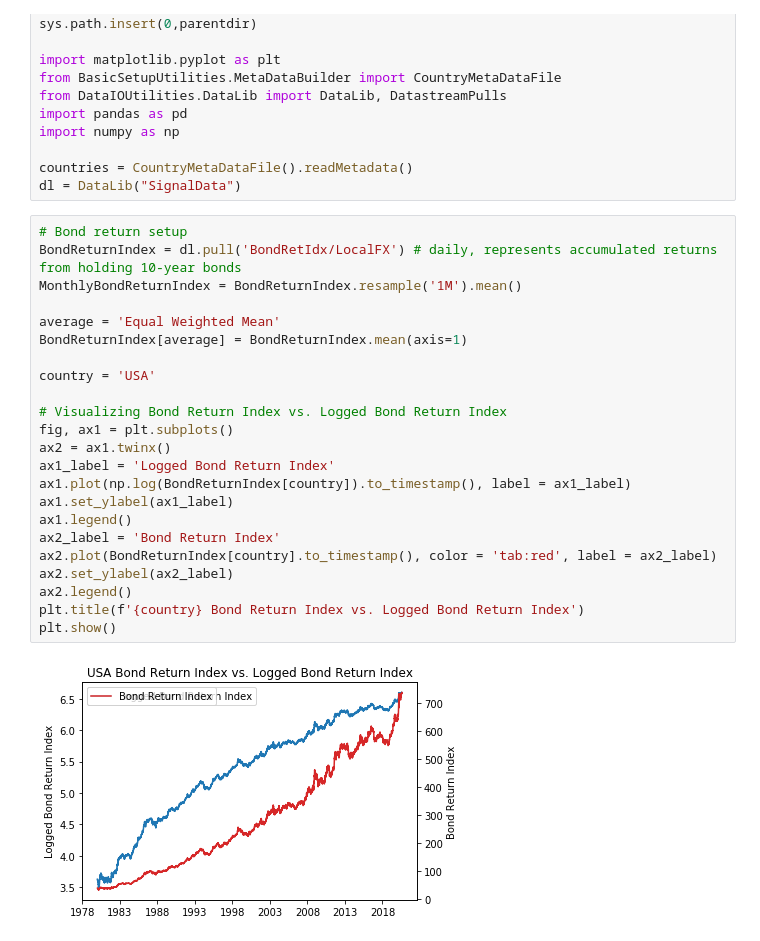
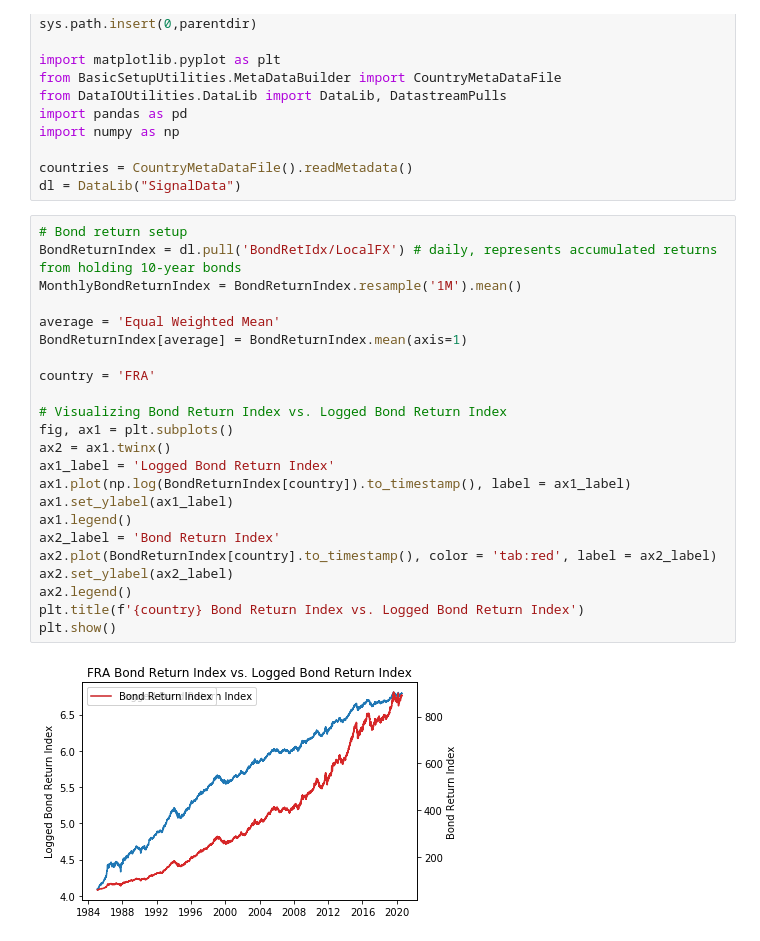
Before and after one commit to Mike-Huntress/Internship2020, a Jupyter notebook: Project.ipynb, the cells around one changed output. Drawn from its saved outputs; the diff is of its cells as text.

```diff
--- a/Project.ipynb
+++ b/Project.ipynb
@@ -15,25 +15,25 @@ dl = DataLib("SignalData")
 # %%
 # Bond return setup
 BondReturnIndex = dl.pull('BondRetIdx/LocalFX') # daily, represents accumulated returns from holding 10-year bonds
 MonthlyBondReturnIndex = BondReturnIndex.resample('1M').mean()
 
 average = 'Equal Weighted Mean'
 BondReturnIndex[average] = BondReturnIndex.mean(axis=1)
 
-country = 'USA'
+country = 'FRA'
 
 # Visualizing Bond Return Index vs. Logged Bond Return Index
 fig, ax1 = plt.subplots()
 ax2 = ax1.twinx()
 ax1_label = 'Logged Bond Return Index'
 ax1.plot(np.log(BondReturnIndex[country]).to_timestamp(), label = ax1_label)
 ax1.set_ylabel(ax1_label)
 ax1.legend()
 ax2_label = 'Bond Return Index'
 ax2.plot(BondReturnIndex[country].to_timestamp(), color = 'tab:red', label = ax2_label)
 ax2.set_ylabel(ax2_label)
 ax2.legend()
 plt.title(f'{country} Bond Return Index vs. Logged Bond Return Index')
 plt.show()
 # %% [output]
-[figure, old version]
+[figure, new version]
```
Also changed, not shown: parts of 7 cells of this notebook.
